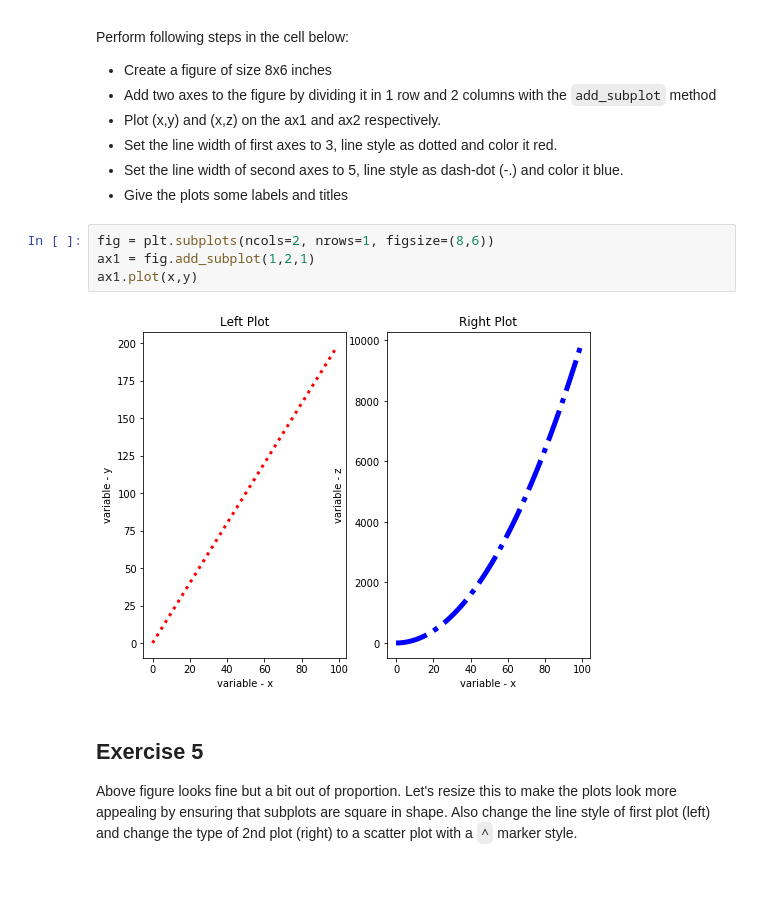
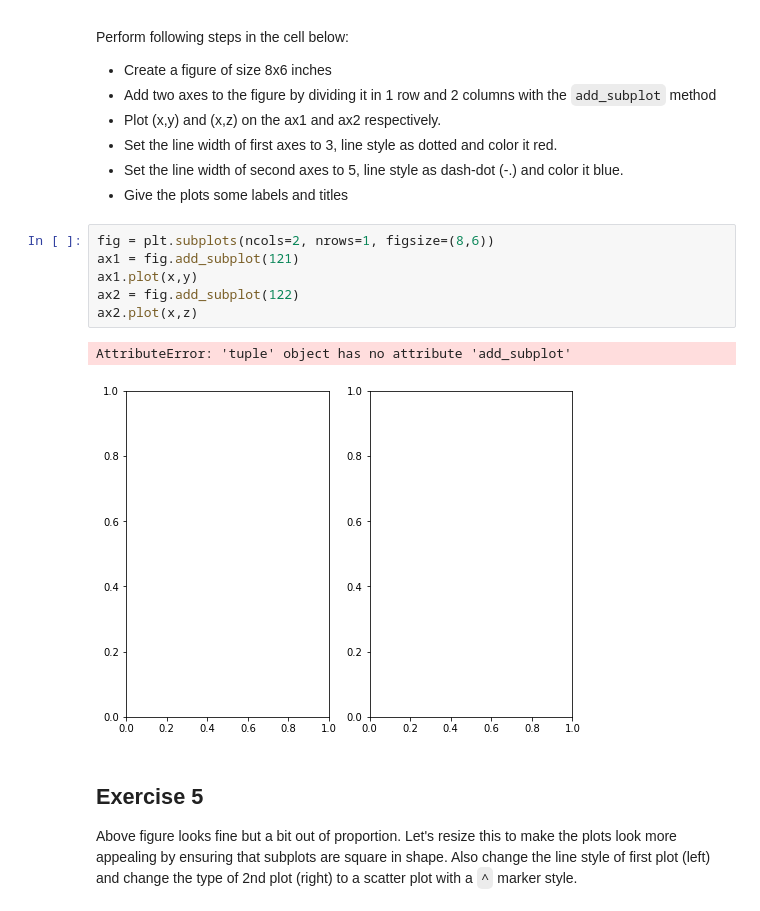
Before and after one commit to keita-dc/dsc-more-practice-with-matplotlib-lab-dc-ds-060319, a Jupyter notebook: index.ipynb, the cells around one changed output. Drawn from its saved outputs; the diff is of its cells as text; blank space fills up the shorter version.

```diff
--- a/index.ipynb
+++ b/index.ipynb
@@ -113,10 +113,13 @@ Perform following steps in the cell below:
 * Give the plots some labels and titles
 # %%
 fig = plt.subplots(ncols=2, nrows=1, figsize=(8,6))
-ax1 = fig.add_subplot(1,2,1)
+ax1 = fig.add_subplot(121)
 ax1.plot(x,y)
+ax2 = fig.add_subplot(122)
+ax2.plot(x,z)
 # %% [output]
+AttributeError: 'tuple' object has no attribute 'add_subplot'
-[figure, old version]
+[figure, new version]
 # %% [markdown]
 ## Exercise 5
 
```
